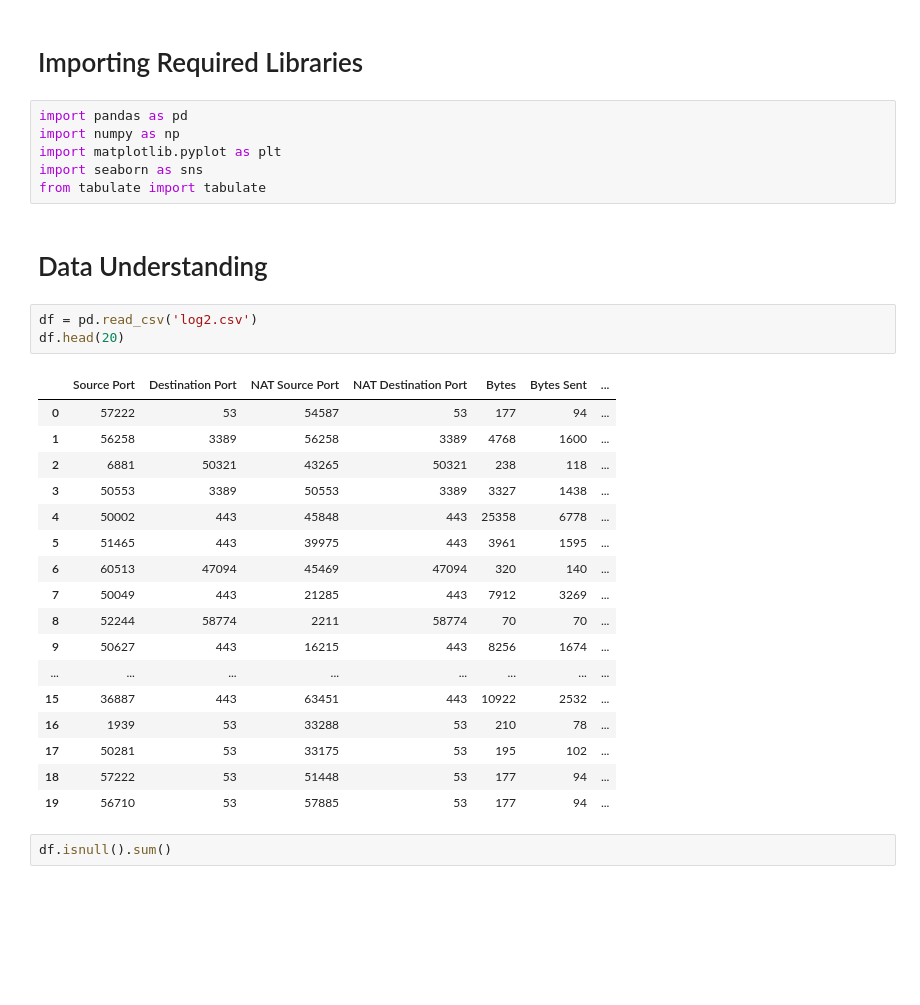
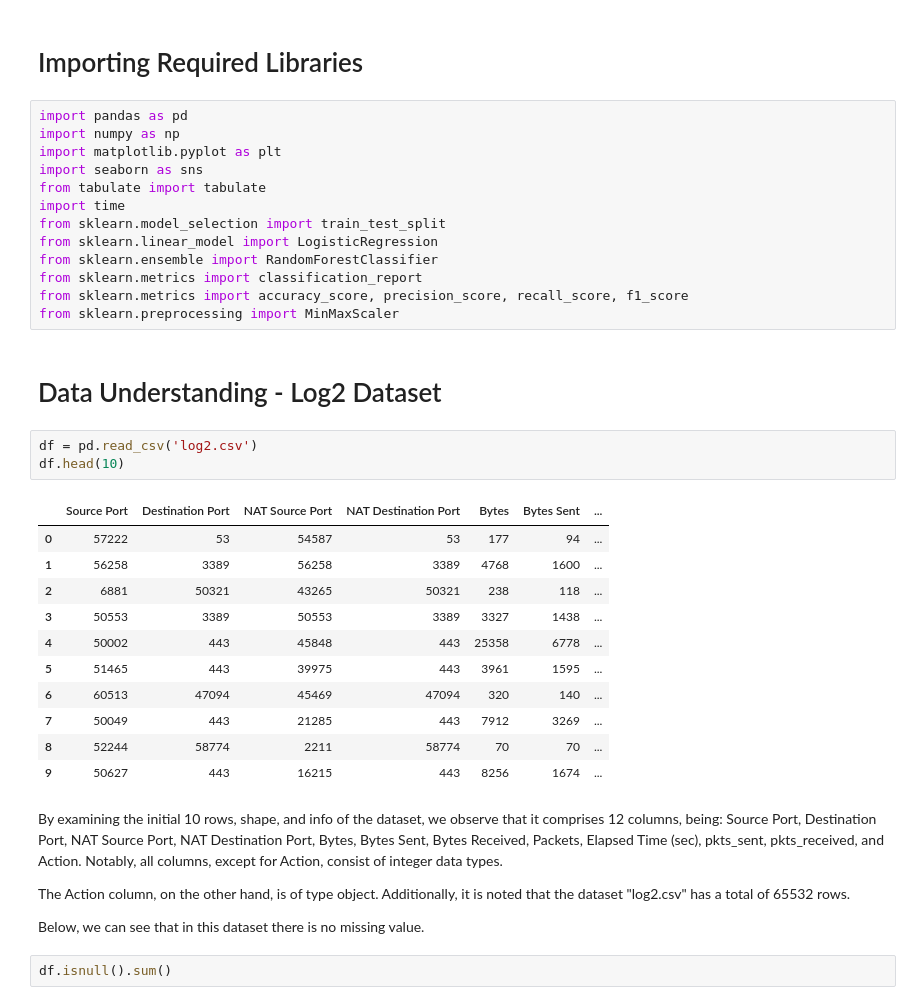
Before and after one commit to heberjuunior/Heber_ML_CA1, a Jupyter notebook: Heber_ML_CA1_Y4.ipynb, the cells around one changed output. Cells and saved outputs as stored; diff of their text form; blank space fills up the shorter version.

Commit message:
Implementing Classification Algorithms

```diff
--- a/Heber_ML_CA1_Y4.ipynb
+++ b/Heber_ML_CA1_Y4.ipynb
@@ -2,35 +12,42 @@
 Github: https://github.com/heberjuunior/Heber_ML_CA1_Y4
-# %% [markdown]
-# Importing Required Libraries
+# %% [markdown]
+# Importing Required Libraries
 # %%
 import pandas as pd
 import numpy as np
 import matplotlib.pyplot as plt
 import seaborn as sns
 from tabulate import tabulate
+import time
+from sklearn.model_selection import train_test_split
+from sklearn.linear_model import LogisticRegression
+from sklearn.ensemble import RandomForestClassifier
+from sklearn.metrics import classification_report
+from sklearn.metrics import accuracy_score, precision_score, recall_score, f1_score
+from sklearn.preprocessing import MinMaxScaler
-# %% [markdown]
-# Data Understanding
+# %% [markdown]
+# Data Understanding - Log2 Dataset
 # %%
 df = pd.read_csv('log2.csv')
-df.head(20)
+df.head(10)
 # %% [output]
 |  | Source Port | Destination Port | NAT Source Port | NAT Destination Port | Bytes | Bytes Sent | ... |
 | 0 | 57222 | 53 | 54587 | 53 | 177 | 94 | ... |
 | 1 | 56258 | 3389 | 56258 | 3389 | 4768 | 1600 | ... |
 | 2 | 6881 | 50321 | 43265 | 50321 | 238 | 118 | ... |
 | 3 | 50553 | 3389 | 50553 | 3389 | 3327 | 1438 | ... |
 | 4 | 50002 | 443 | 45848 | 443 | 25358 | 6778 | ... |
 | 5 | 51465 | 443 | 39975 | 443 | 3961 | 1595 | ... |
 | 6 | 60513 | 47094 | 45469 | 47094 | 320 | 140 | ... |
 | 7 | 50049 | 443 | 21285 | 443 | 7912 | 3269 | ... |
 | 8 | 52244 | 58774 | 2211 | 58774 | 70 | 70 | ... |
 | 9 | 50627 | 443 | 16215 | 443 | 8256 | 1674 | ... |
-| ... | ... | ... | ... | ... | ... | ... | ... |
-| 15 | 36887 | 443 | 63451 | 443 | 10922 | 2532 | ... |
-| 16 | 1939 | 53 | 33288 | 53 | 210 | 78 | ... |
-| 17 | 50281 | 53 | 33175 | 53 | 195 | 102 | ... |
-| 18 | 57222 | 53 | 51448 | 53 | 177 | 94 | ... |
-| 19 | 56710 | 53 | 57885 | 53 | 177 | 94 | ... |
+# %% [markdown]
+By examining the initial 10 rows, shape, and info of the dataset, we observe that it comprises 12 columns, being: Source Port, Destination Port, NAT Source Port, NAT Destination Port, Bytes, Bytes Sent, Bytes Received, Packets, Elapsed Time (sec), pkts_sent, pkts_received, and Action. Notably, all columns, except for Action, consist of integer data types.
+
+The Action column, on the other hand, is of type object. Additionally, it is noted that the dataset "log2.csv" has a total of 65532 rows.
+
+Below, we can see that in this dataset there is no missing value.
 # %%
 df.isnull().sum()
 # %% [output]
```
Also changed, not shown: parts of 74 cells of this notebook.
